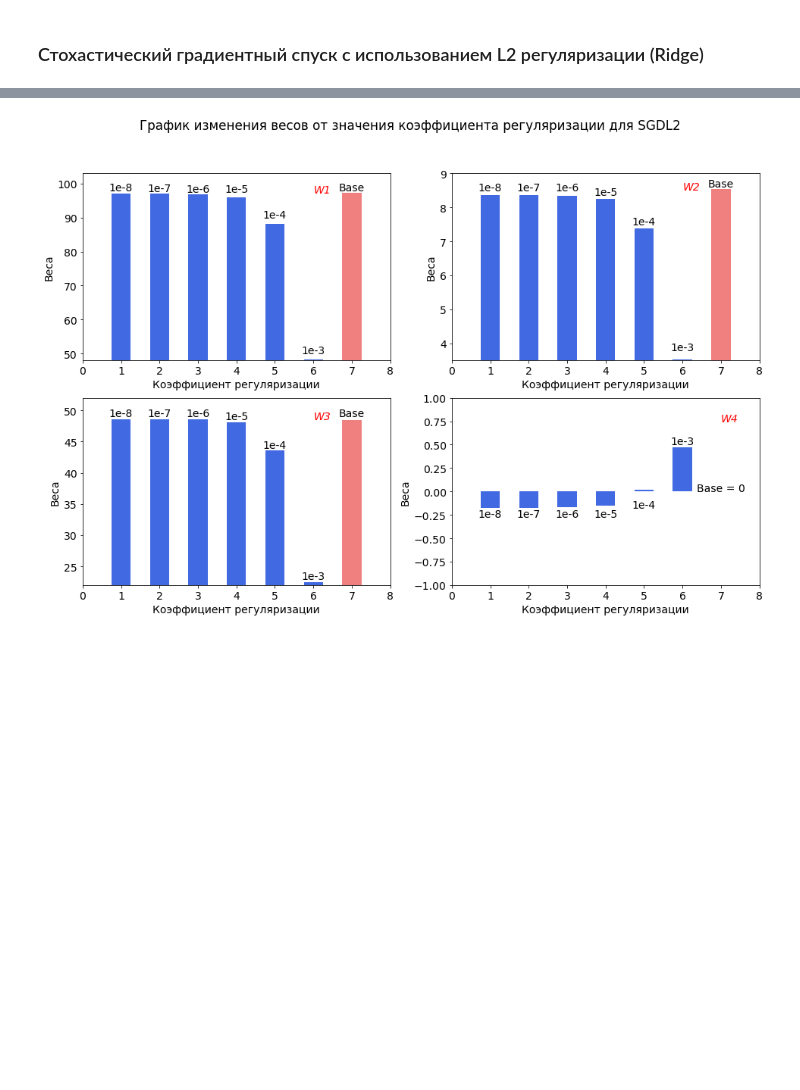
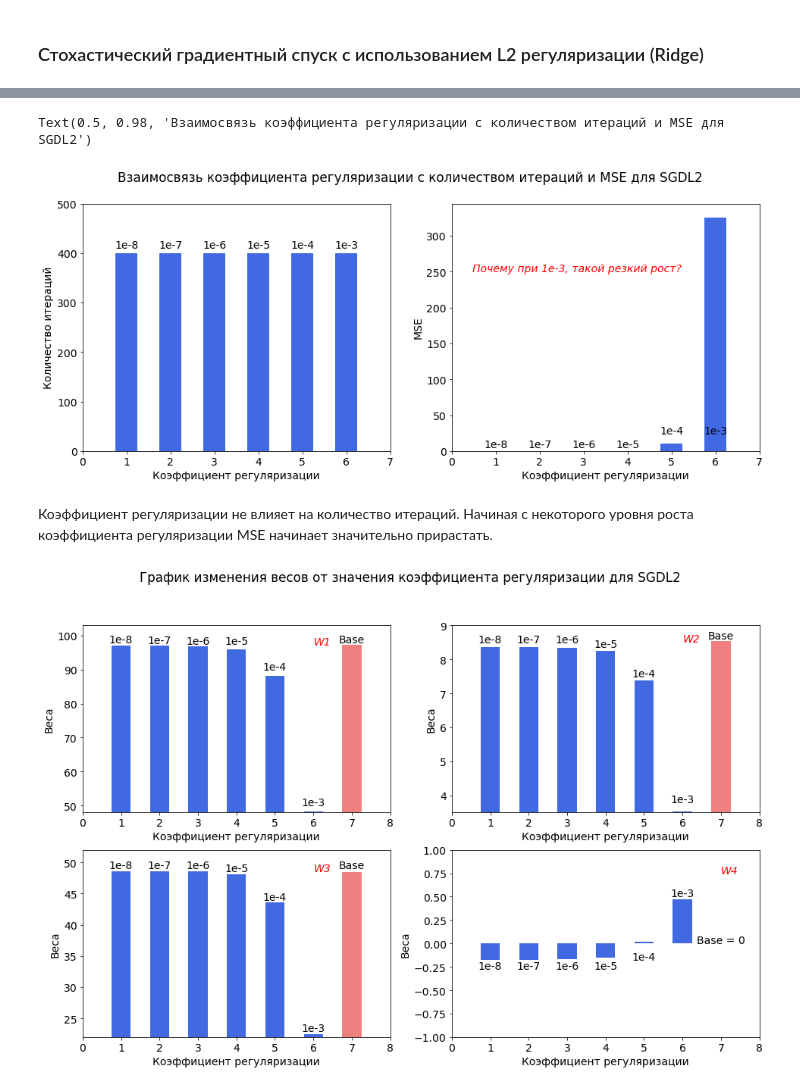
Before and after one commit to kamyninatatyana/ADA, a Jupyter notebook: ADA_HW02.ipynb, the cells around one changed output, grey strips where cells are left out. Drawn from its saved outputs; the diff is of its cells as text; code cells hidden in the pictures; blank space fills up the shorter version.

```diff
--- a/ADA_HW02.ipynb
+++ b/ADA_HW02.ipynb
@@ -854,6 +885,35 @@ eval_SGD_L2(X, y, 400, 1, 1e-2, 1e-3)
 <tr><td>SGDL2 (1e-2)</td><td>400</td><td>1e-2</td><td>1e-3</td><td>325.0928088163008</td><td>48.19180201</td><td>3.53264683</td><td>22.51389896</td><td>0.47080986</td></tr>
 
 </table>
+# %%
+fig, ax = plt.subplots(ncols = 2, figsize=(16,6))
+axis_name(0, 'x', 'Коэффициент регуляризации')
+
+#Коэффициент регуляризации - количество итераций
+draw_bar(0, 0, 0, [[1, 1e-8], [2, 1e-7], [3, 1e-6], [4, 1e-5], [5, 1e-4], [6, 1e-3]], 'iter', 'lambda_', 'SGDL2',
+         'royalblue', 0.5, 'max')
+set_title(0, 0, 0, [[1, 410, '1e-8'], [2, 410, '1e-7'], [3, 410, '1e-6'], [4, 410, '1e-5'], [5, 410, '1e-4'],
+                 [6, 410, '1e-3']], 'center')
+ax[0].set_xlim([0, 7])
+ax[0].set_ylim(0, 500)
+ax[0].set_ylabel('Количество итераций')
+
+#Коэффициент регуляризации - MSE
+draw_bar(0, 1, 0, [[1, 1e-8], [2, 1e-7], [3, 1e-6], [4, 1e-5], [5, 1e-4], [6, 1e-3]], 'MSE', 'lambda_', 'SGDL2',
+         'royalblue', 0.5, 'min')
+set_title(0, 1, 0, [[1, 5, '1e-8'], [2, 5, '1e-7'], [3, 5, '1e-6'], [4, 5, '1e-5'], [5, 23.9, '1e-4'],
+                 [6, 23.92, '1e-3']], 'center')
+ax[1].set_ylabel('MSE')
+ax[1].set_xlim([0, 7])
+ax[1].set_ylim(0, 345)
+ax[1].text(0, 250, '      Почему при 1e-3, такой резкий рост?', horizontalalignment = 'left', style = 'italic', color = 'red')
+
+fig.suptitle('Взаимосвязь коэффициента регуляризации с количеством итераций и MSE для SGDL2')
+# %% [output]
+Text(0.5, 0.98, 'Взаимосвязь коэффициента регуляризации с количеством итераций и MSE для SGDL2')
+[figure, added]
+# %% [markdown]
+Коэффициент регуляризации не влияет на количество итераций. Начиная с некоторого уровня роста коэффициента регуляризации MSE начинает значительно прирастать.
 # %%
 fig , ax = plt.subplots(nrows = 2, ncols = 2, figsize=(16,10))
 axis_name(2, 'x', 'Коэффициент регуляризации')
```
Also changed, not shown: parts of 44 cells of this notebook.
